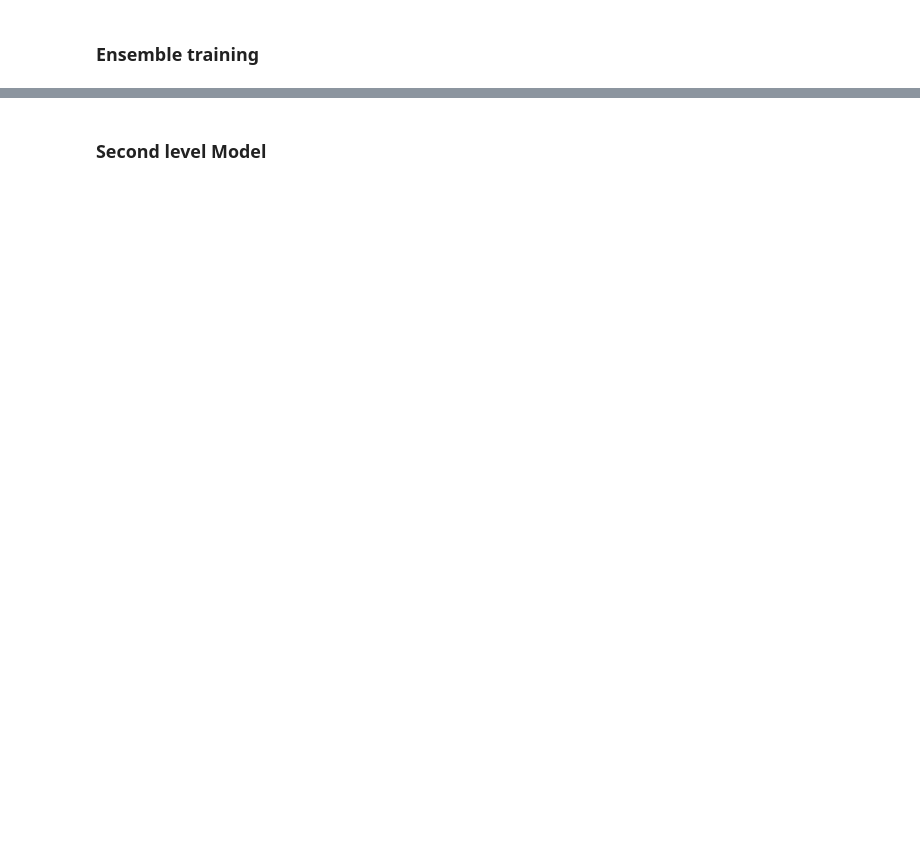
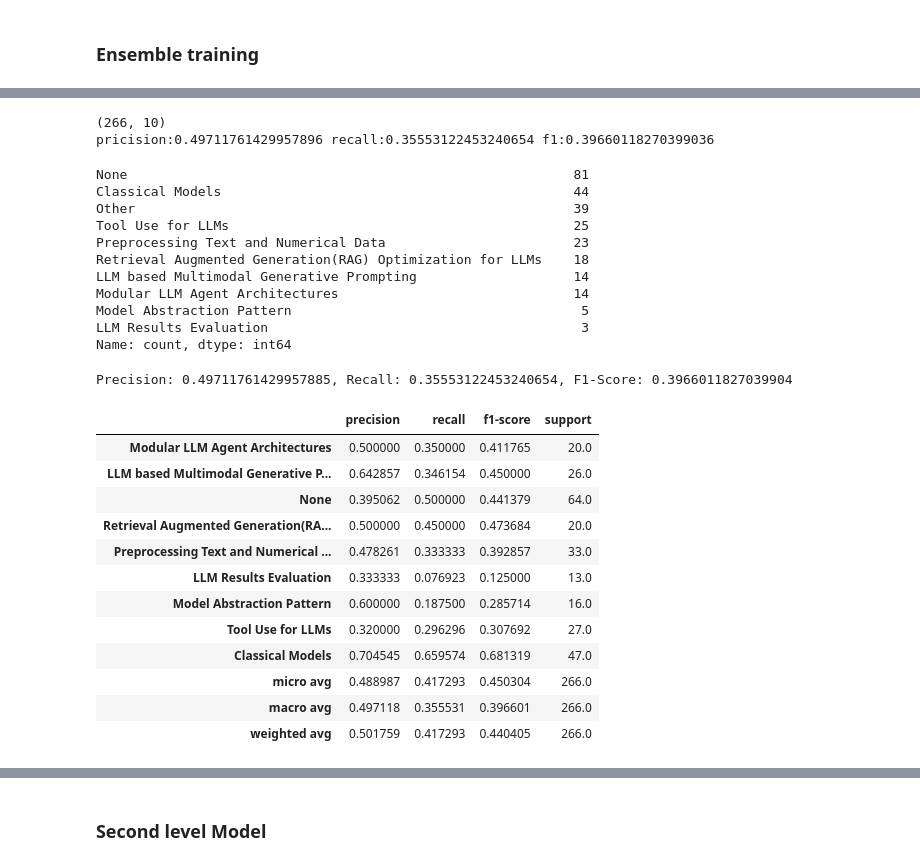
Before and after one commit to HasinthakaPiyumal/AI-Pattern-Mining-Project, a Jupyter notebook: notebooks/3.1.2 Classification Model Developent - II.ipynb, the cells around one changed output, grey strips where cells are left out. Drawn from its saved outputs; the diff is of its cells as text; code cells hidden in the pictures; blank space fills up the shorter version.

```diff
--- a/notebooks/3.1.2 Classification Model Developent - II.ipynb
+++ b/notebooks/3.1.2 Classification Model Developent - II.ipynb
@@ -497,30 +663,60 @@ best_df
 # %%
 def get_prediction_trained(row):
     high_prob = row.max()
     max_class = row.idxmax()
     if float(best_df['Class Threshold'][max_class]) <= float(high_prob):
         return max_class
     return "Other"
 
 
 def classify_trained(data):
+    print(data.shape)
     y_true = data['pattern'].fillna('None Type')
     y_pred = data.drop('pattern', axis=1).apply(get_prediction_trained, axis=1)
     print(f"pricision:{precision} recall:{recall} f1:{f1}")
     display(y_pred.value_counts())
 
     ignore_class = "Other"
     labels = [c for c in y_true.unique() if c != ignore_class]
     labels.extend([c for c in y_pred.unique() if c != ignore_class])
+    labels = list(set(labels))
     report = classification_report(y_true, y_pred, labels=labels, output_dict=True, zero_division=0)
     macro = report['macro avg']
     report_df = pd.DataFrame(report).T
     return macro['precision'], macro['recall'], macro['f1-score'],report_df
 
 precision, recall, f1, report_df = classify_trained(dist_val)
 print(f"Precision: {precision}, Recall: {recall}, F1-Score: {f1}")
 with_threshold_report = report_df.T
 report_df
+# %% [output]
+(266, 10)
+pricision:0.49711761429957896 recall:0.35553122453240654 f1:0.39660118270399036
+None                                                         81
+Classical Models                                             44
+Other                                                        39
+Tool Use for LLMs                                            25
+Preprocessing Text and Numerical Data                        23
+Retrieval Augmented Generation(RAG) Optimization for LLMs    18
+LLM based Multimodal Generative Prompting                    14
+Modular LLM Agent Architectures                              14
+Model Abstraction Pattern                                     5
+LLM Results Evaluation                                        3
+Name: count, dtype: int64
+Precision: 0.49711761429957885, Recall: 0.35553122453240654, F1-Score: 0.3966011827039904
+|  | precision | recall | f1-score | support |
+| Modular LLM Agent Architectures | 0.500000 | 0.350000 | 0.411765 | 20.0 |
+| LLM based Multimodal Generative P... | 0.642857 | 0.346154 | 0.450000 | 26.0 |
+| None | 0.395062 | 0.500000 | 0.441379 | 64.0 |
+| Retrieval Augmented Generation(RA... | 0.500000 | 0.450000 | 0.473684 | 20.0 |
+| Preprocessing Text and Numerical ... | 0.478261 | 0.333333 | 0.392857 | 33.0 |
+| LLM Results Evaluation | 0.333333 | 0.076923 | 0.125000 | 13.0 |
+| Model Abstraction Pattern | 0.600000 | 0.187500 | 0.285714 | 16.0 |
+| Tool Use for LLMs | 0.320000 | 0.296296 | 0.307692 | 27.0 |
+| Classical Models | 0.704545 | 0.659574 | 0.681319 | 47.0 |
+| micro avg | 0.488987 | 0.417293 | 0.450304 | 266.0 |
+| macro avg | 0.497118 | 0.355531 | 0.396601 | 266.0 |
+| weighted avg | 0.501759 | 0.417293 | 0.440405 | 266.0 |
 # %%
 def get_prediction_no_threshold(row):
     max_class = row.idxmax()
```
Also changed, not shown: parts of 13 cells of this notebook, 7 other files.
